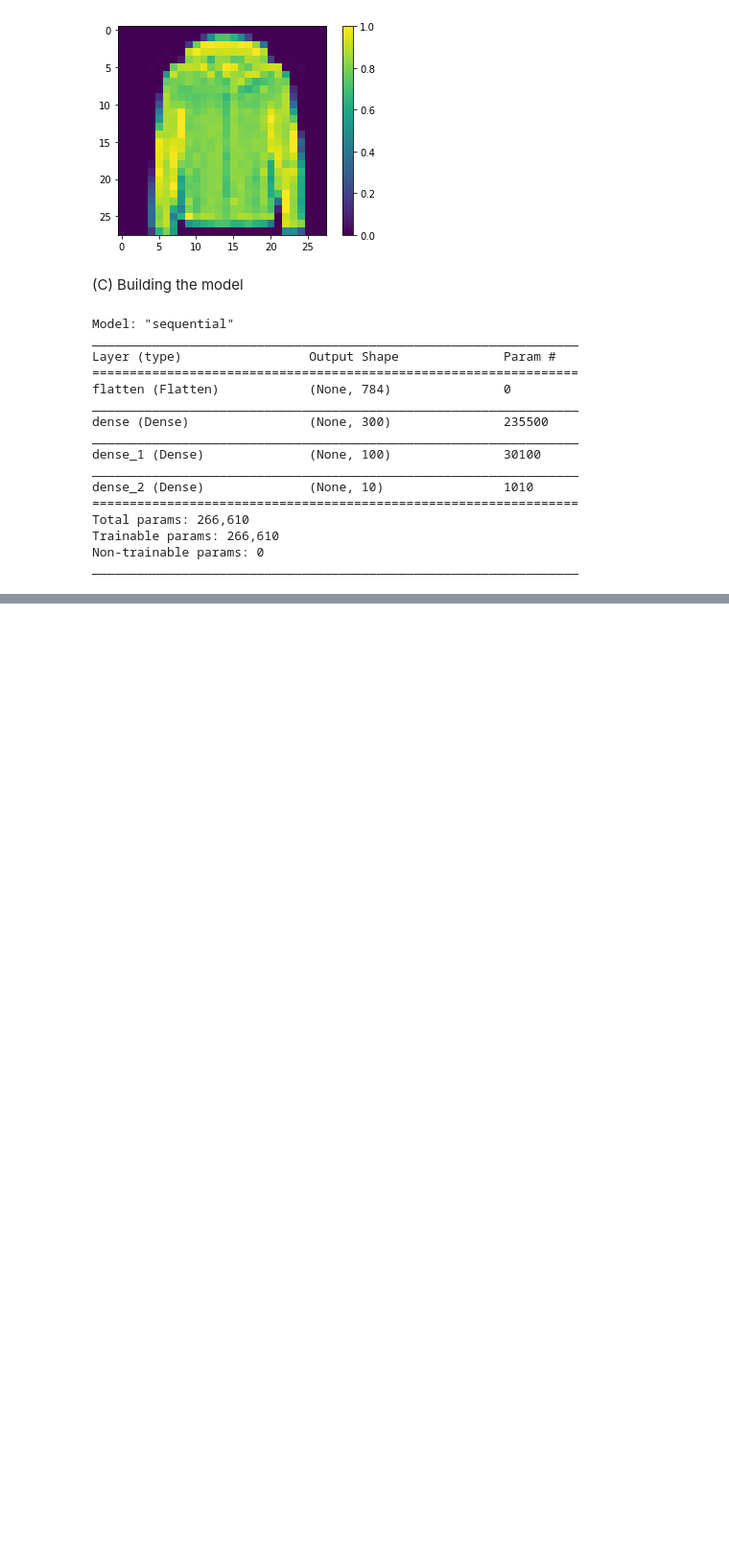
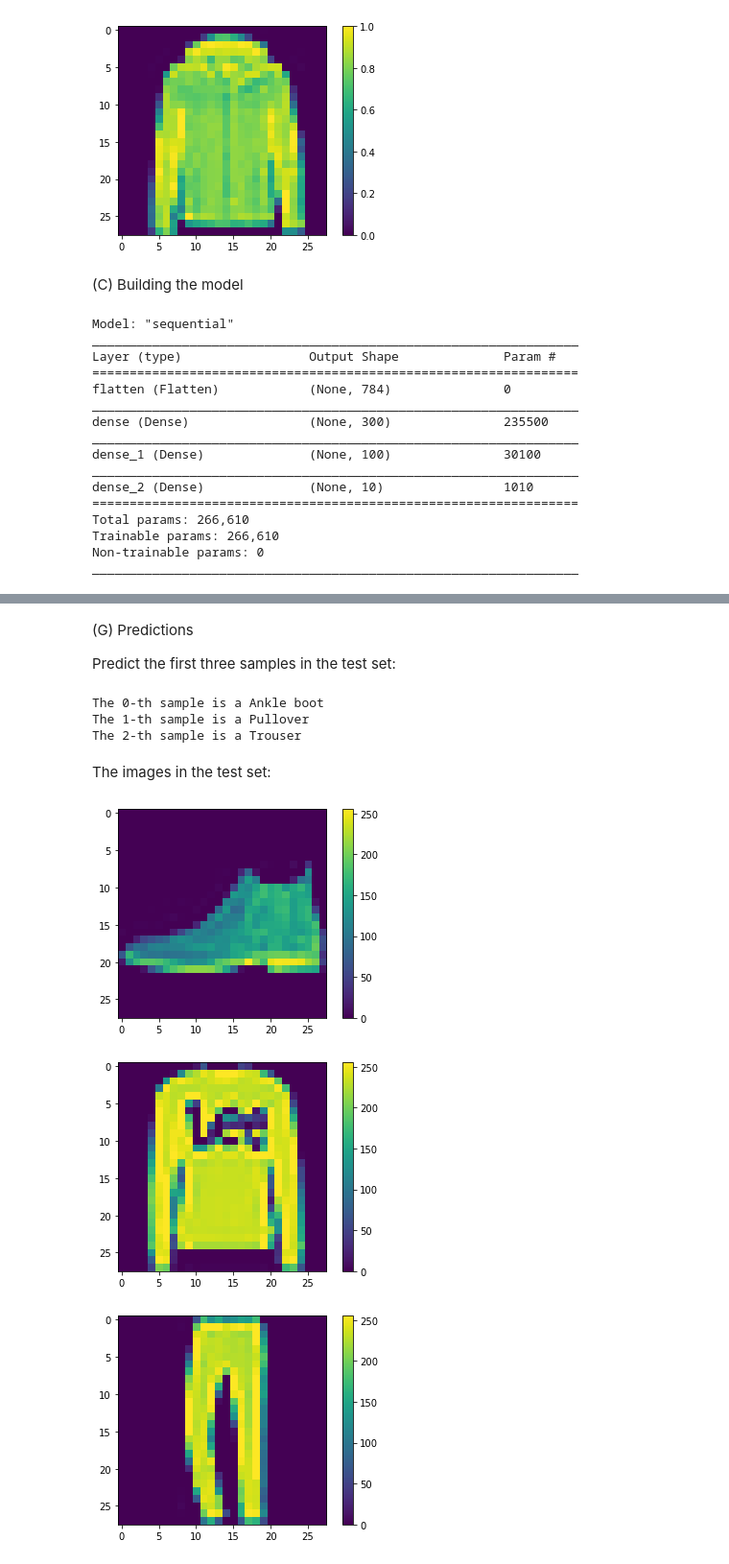
Before and after one commit to StevenHo1394/demo-fashion-minist, a Jupyter notebook: Fashion MINIST classification.ipynb, the cells around one changed output, grey strips where cells are left out. Shown at 96% size. Saved outputs shown, nothing was run; the diff lists cells and outputs as text; code cells hidden in the pictures; blank space fills up the shorter version.

```diff
--- a/Fashion MINIST classification.ipynb
+++ b/Fashion MINIST classification.ipynb
@@ -125,0 +126,33 @@ model.evaluate(X_test, y_test)
+# %% [markdown]
+(G) Predictions
+
+Predict the first three samples in the test set:
+# %%
+import numpy as np
+
+new = X_test[:3]
+results = model.predict(new)
+
+#print( [np.argmax(x) for x in results]  )
+
+idx = 0
+for result in results:
+    print("The " + str(idx) + "-th sample is a " +  class_names[np.argmax(result)])
+    idx += 1
+# %% [output]
+The 0-th sample is a Ankle boot
+The 1-th sample is a Pullover
+The 2-th sample is a Trouser
+# %% [markdown]
+The images in the test set:
+# %%
+for i in range(0,3):
+    plt.figure()
+    plt.imshow(X_test[i])
+    plt.colorbar()
+    plt.grid(False)
+    plt.show()
+# %% [output]
+[figure, added]
+[figure, added]
+[figure, added]
```
Also changed, not shown: parts of 16 cells of this notebook.
